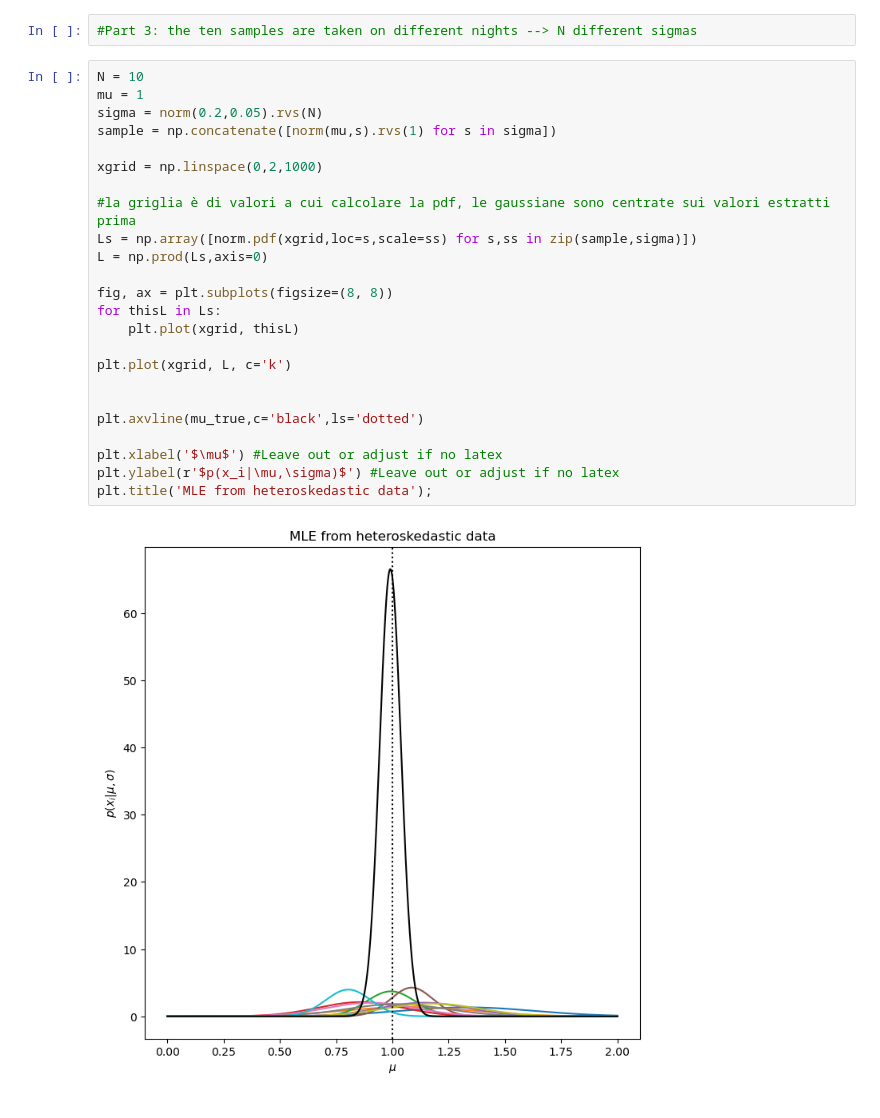
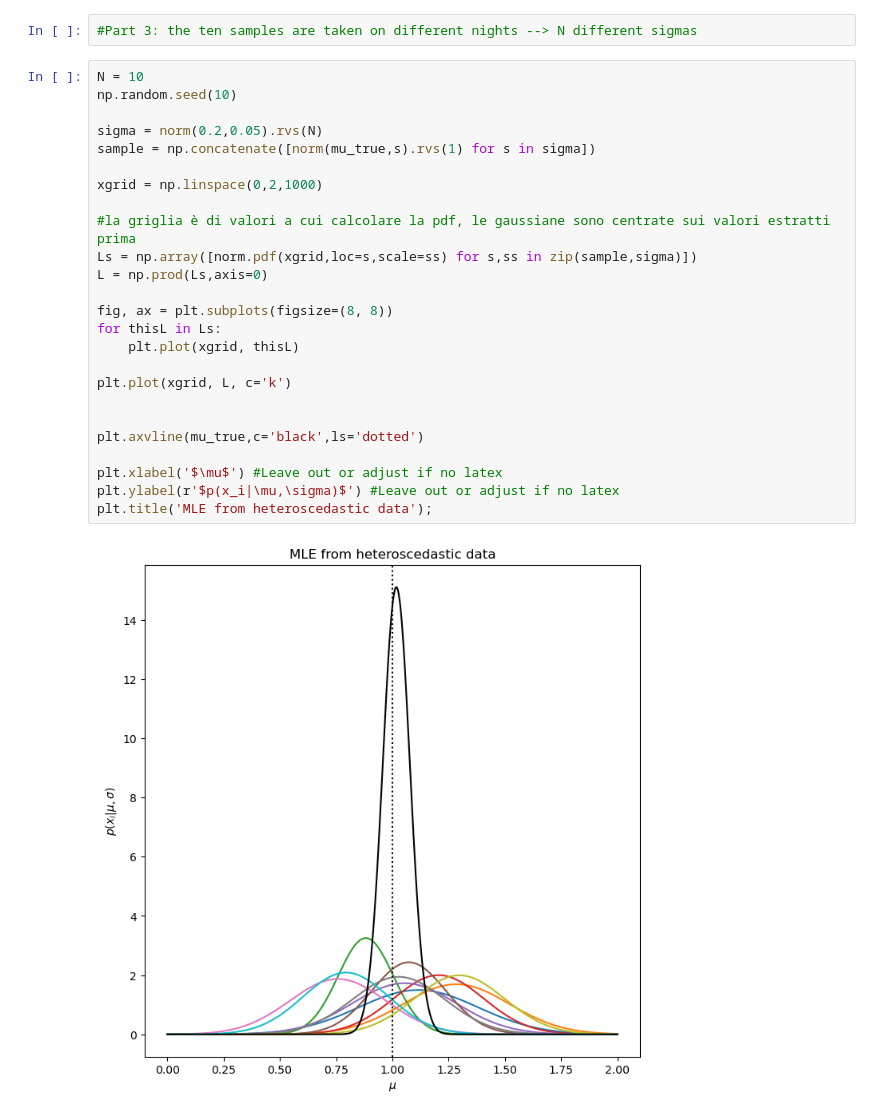
Before and after one commit to ebianchi803/astrostatistics_bicocca_2026, a Jupyter notebook: working/L05.ipynb, the cells around one changed output. Drawn from its saved outputs; the diff is of its cells as text.

```diff
--- a/working/L05.ipynb
+++ b/working/L05.ipynb
@@ -87,30 +95,31 @@ plt.plot()
 #Part 3: the ten samples are taken on different nights --> N different sigmas
 # %%
 N = 10
-mu = 1
+np.random.seed(10)
+
 sigma = norm(0.2,0.05).rvs(N)
-sample = np.concatenate([norm(mu,s).rvs(1) for s in sigma])
+sample = np.concatenate([norm(mu_true,s).rvs(1) for s in sigma])
 
 xgrid = np.linspace(0,2,1000)
 
 #la griglia è di valori a cui calcolare la pdf, le gaussiane sono centrate sui valori estratti prima
 Ls = np.array([norm.pdf(xgrid,loc=s,scale=ss) for s,ss in zip(sample,sigma)])
 L = np.prod(Ls,axis=0)
 
 fig, ax = plt.subplots(figsize=(8, 8))
 for thisL in Ls:
     plt.plot(xgrid, thisL)
 
 plt.plot(xgrid, L, c='k')
 
 
 plt.axvline(mu_true,c='black',ls='dotted')
 
 plt.xlabel('$\mu$') #Leave out or adjust if no latex
 plt.ylabel(r'$p(x_i|\mu,\sigma)$') #Leave out or adjust if no latex
-plt.title('MLE from heteroskedastic data');
+plt.title('MLE from heteroscedastic data');
 # %% [output]
-[figure, old version]
+[figure, new version]
 # %%
 findmax = np.argmax(L)
 
```
Also changed, not shown: parts of 7 cells of this notebook.
